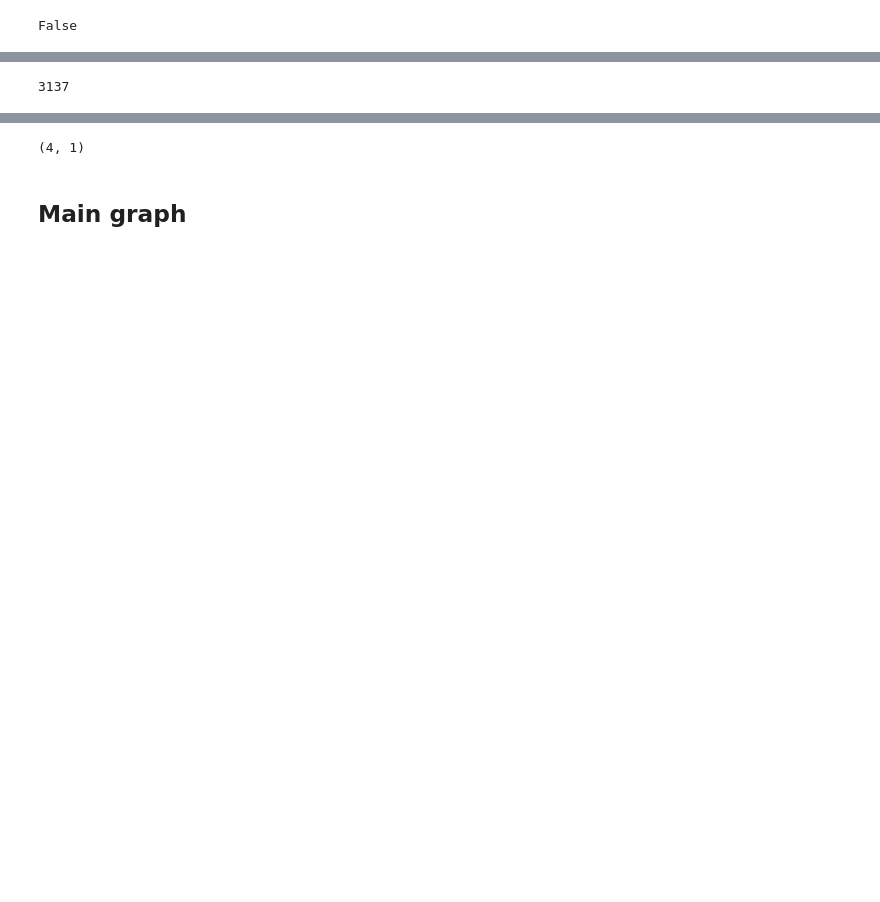
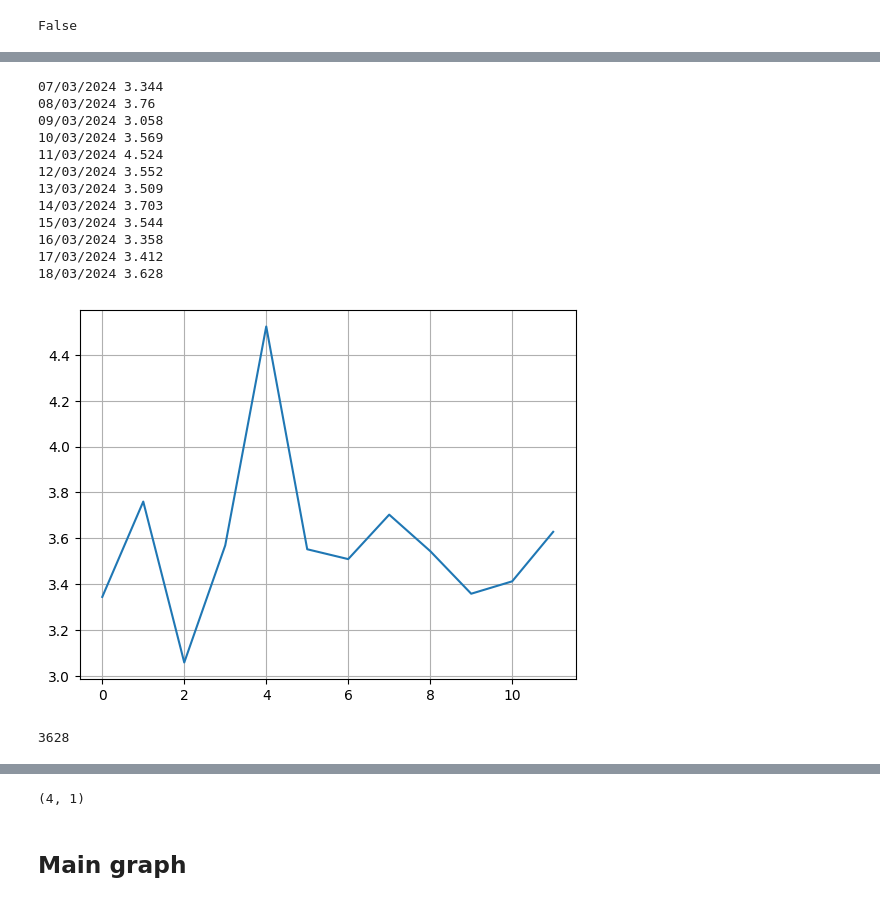
Before and after one commit to jdavid54/jupyter_notebooks, a Jupyter notebook: conso_kwh.ipynb, the cells around one changed output, grey strips where cells are left out. Drawn from its saved outputs; the diff is of its cells as text; code cells hidden in the pictures; blank space fills up the shorter version.

```diff
--- a/conso_kwh.ipynb
+++ b/conso_kwh.ipynb
@@ -217,2 +217,30 @@ day
+# %%
+def conso_by_day(day):
+    conso_day = conso_data[conso_data['days']==day]
+    conso_jour = len(conso_day)/1000
+    return conso_jour
+conso_graph=[]
+for d in range(7,now.day+1):
+    if d<10:pref='0'
+    else:pref=''
+    day = pref+str(d)+'/03/2024'
+    conso_graph.append(conso_by_day(day))
+    print(day,conso_by_day(day))
+plt.plot(conso_graph)
+plt.grid()
+# %% [output]
+07/03/2024 3.344
+08/03/2024 3.76
+09/03/2024 3.058
+10/03/2024 3.569
+11/03/2024 4.524
+12/03/2024 3.552
+13/03/2024 3.509
+14/03/2024 3.703
+15/03/2024 3.544
+16/03/2024 3.358
+17/03/2024 3.412
+18/03/2024 3.628
+[figure, added]
 # %%
 #manuel
@@ -223,7 +251,7 @@ conso_day = conso_data[conso_data['days']==day]
 conso_jour = len(conso_day)
 conso_jour
 # %% [output]
-3137
+3628
 # %%
 conso_day.head(1).dates, conso_day.tail(1).dates
 # %% [output]
```
Also changed, not shown: parts of 40 cells of this notebook, 2 other files.
